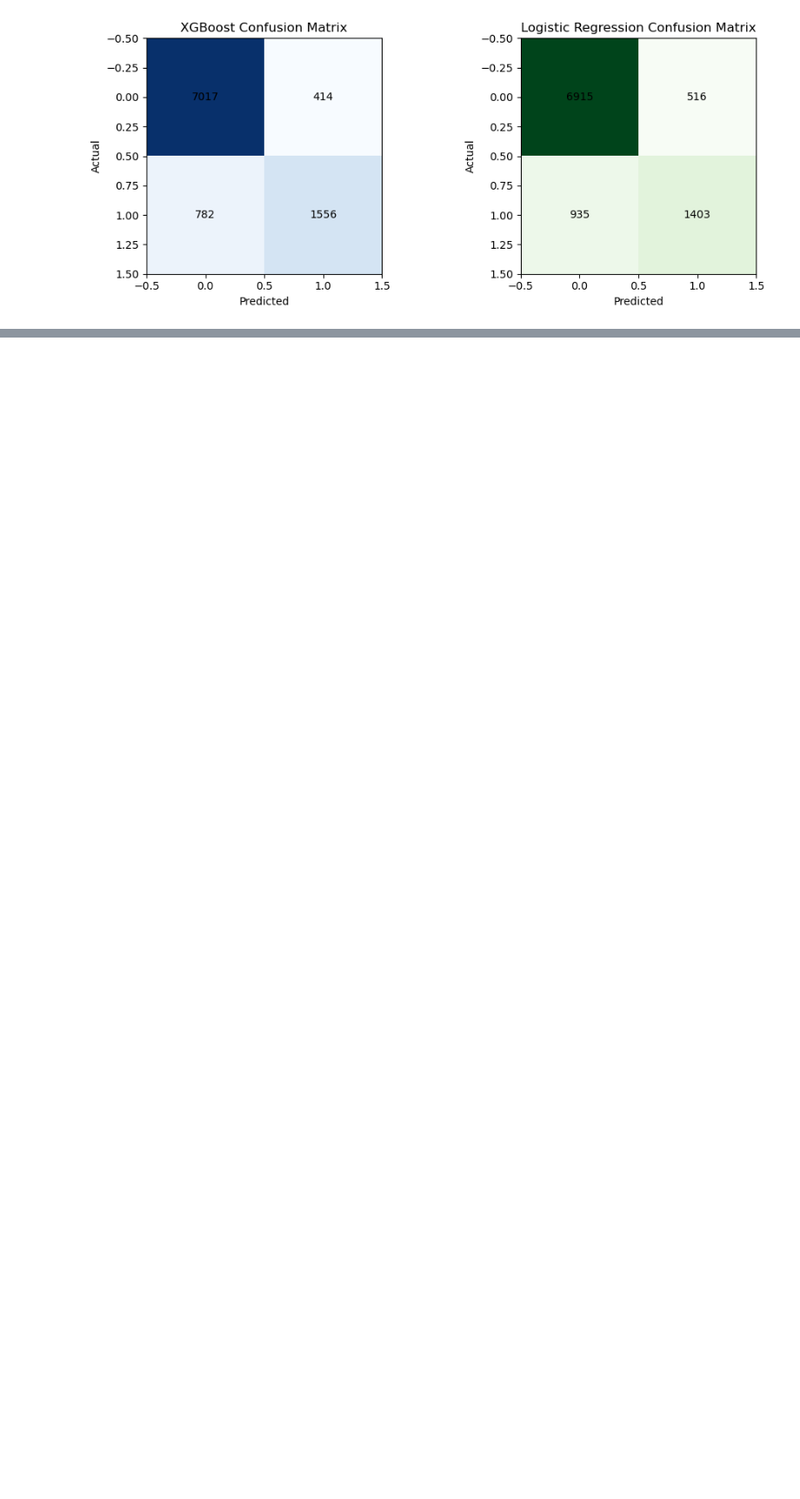
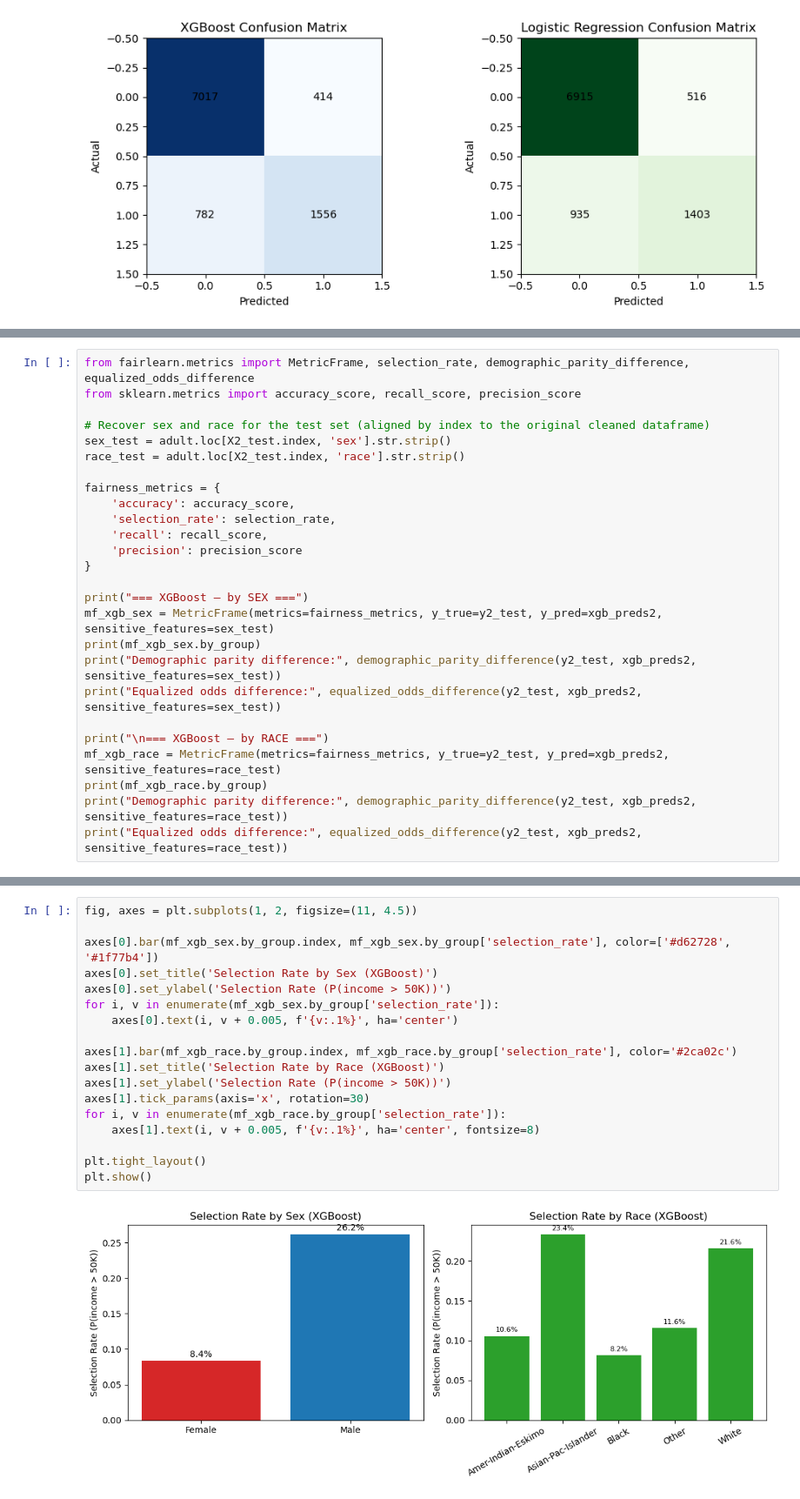
Before and after one commit to shreyassharma3002/model_risk_analysis, a Jupyter notebook: model_risk_analysis.ipynb, the cells around one changed output, grey strips where cells are left out. Shown at 87% size. Cells and saved outputs as stored; diff of their text form; blank space fills up the shorter version.

```diff
--- a/model_risk_analysis.ipynb
+++ b/model_risk_analysis.ipynb
@@ -670,0 +742,26 @@ plt.show()
+# %%
+from fairlearn.metrics import MetricFrame, selection_rate, demographic_parity_difference, equalized_odds_difference
+from sklearn.metrics import accuracy_score, recall_score, precision_score
+
+# Recover sex and race for the test set (aligned by index to the original cleaned dataframe)
+sex_test = adult.loc[X2_test.index, 'sex'].str.strip()
+race_test = adult.loc[X2_test.index, 'race'].str.strip()
+
+fairness_metrics = {
+    'accuracy': accuracy_score,
+    'selection_rate': selection_rate,
+    'recall': recall_score,
+    'precision': precision_score
+}
+
+print("=== XGBoost — by SEX ===")
+mf_xgb_sex = MetricFrame(metrics=fairness_metrics, y_true=y2_test, y_pred=xgb_preds2, sensitive_features=sex_test)
+print(mf_xgb_sex.by_group)
+print("Demographic parity difference:", demographic_parity_difference(y2_test, xgb_preds2, sensitive_features=sex_test))
+print("Equalized odds difference:", equalized_odds_difference(y2_test, xgb_preds2, sensitive_features=sex_test))
+
+print("\n=== XGBoost — by RACE ===")
+mf_xgb_race = MetricFrame(metrics=fairness_metrics, y_true=y2_test, y_pred=xgb_preds2, sensitive_features=race_test)
+print(mf_xgb_race.by_group)
+print("Demographic parity difference:", demographic_parity_difference(y2_test, xgb_preds2, sensitive_features=race_test))
+print("Equalized odds difference:", equalized_odds_difference(y2_test, xgb_preds2, sensitive_features=race_test))
@@ -670,0 +787,20 @@ plt.show()
+# %%
+fig, axes = plt.subplots(1, 2, figsize=(11, 4.5))
+
+axes[0].bar(mf_xgb_sex.by_group.index, mf_xgb_sex.by_group['selection_rate'], color=['#d62728', '#1f77b4'])
+axes[0].set_title('Selection Rate by Sex (XGBoost)')
+axes[0].set_ylabel('Selection Rate (P(income > 50K))')
+for i, v in enumerate(mf_xgb_sex.by_group['selection_rate']):
+    axes[0].text(i, v + 0.005, f'{v:.1%}', ha='center')
+
+axes[1].bar(mf_xgb_race.by_group.index, mf_xgb_race.by_group['selection_rate'], color='#2ca02c')
+axes[1].set_title('Selection Rate by Race (XGBoost)')
+axes[1].set_ylabel('Selection Rate (P(income > 50K))')
+axes[1].tick_params(axis='x', rotation=30)
+for i, v in enumerate(mf_xgb_race.by_group['selection_rate']):
+    axes[1].text(i, v + 0.005, f'{v:.1%}', ha='center', fontsize=8)
+
+plt.tight_layout()
+plt.show()
+# %% [output]
+[figure, added]
```
Also changed, not shown: parts of 6 cells of this notebook.
